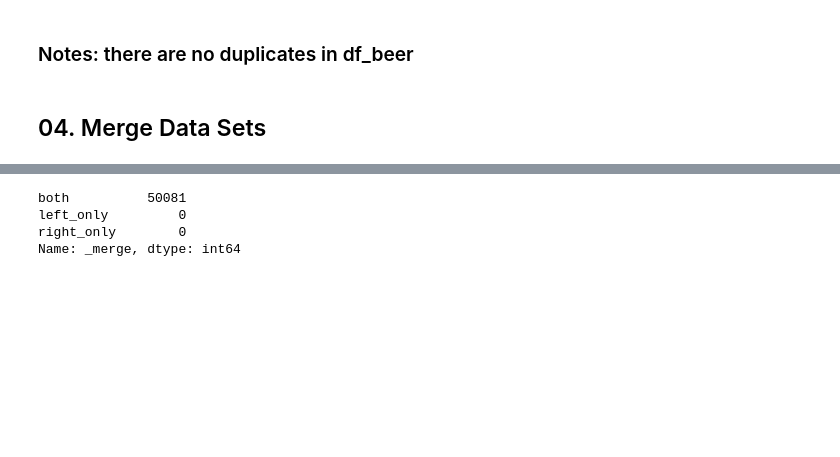
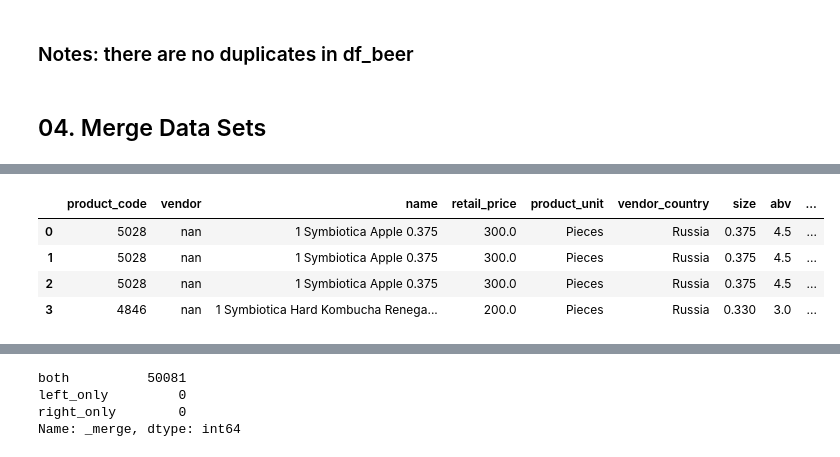
Before and after one commit to allieocarlisle/craft-beer-sales-python, a Jupyter notebook: Craft_Beer_Sales_Analysis/03 Scripts/01 - EDA + Cleaning.ipynb, the cells around one changed output, grey strips where cells are left out. Saved outputs shown, nothing was run; the diff lists cells and outputs as text; code cells hidden in the pictures; blank space fills up the shorter version.

```diff
--- a/Craft_Beer_Sales_Analysis/03 Scripts/01 - EDA + Cleaning.ipynb
+++ b/Craft_Beer_Sales_Analysis/03 Scripts/01 - EDA + Cleaning.ipynb
@@ -459,3 +470,14 @@ df_merge.head()
+# %%
+# display all columns
+pd.options.display.max_columns = None
+# %%
+df_merge.head(4)
+# %% [output]
+|  | product_code | vendor | name | retail_price | product_unit | vendor_country | size | abv | ... |
+| 0 | 5028 | nan | 1 Symbiotica Apple 0.375 | 300.0 | Pieces | Russia | 0.375 | 4.5 | ... |
+| 1 | 5028 | nan | 1 Symbiotica Apple 0.375 | 300.0 | Pieces | Russia | 0.375 | 4.5 | ... |
+| 2 | 5028 | nan | 1 Symbiotica Apple 0.375 | 300.0 | Pieces | Russia | 0.375 | 4.5 | ... |
+| 3 | 4846 | nan | 1 Symbiotica Hard Kombucha Renega... | 200.0 | Pieces | Russia | 0.330 | 3.0 | ... |
 # %%
 df_merge.shape
 # %% [output]
```
Also changed, not shown: parts of 28 cells of this notebook, 9 other files.
